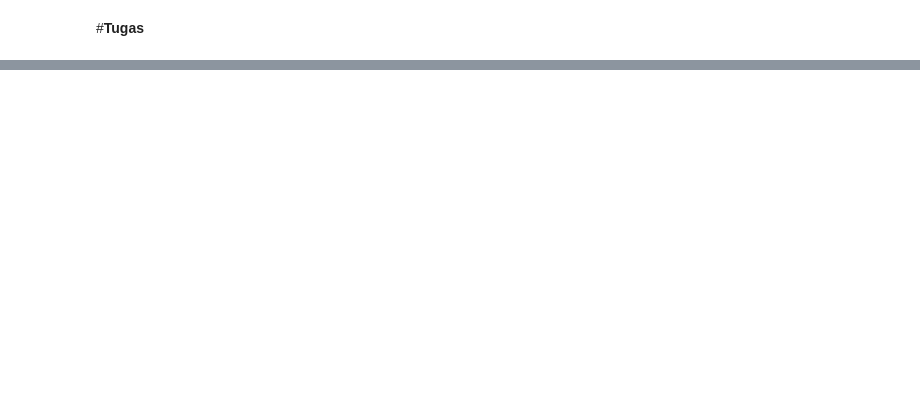
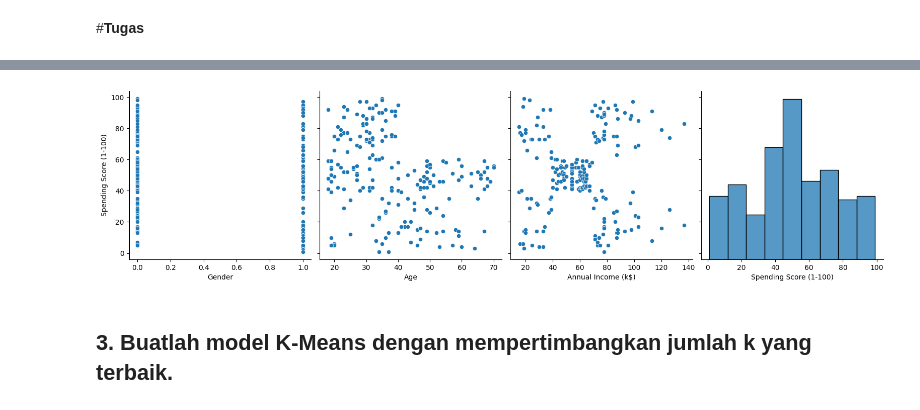
Before and after one commit to LintangAprillya/Machine-Learning_Semester5, a Jupyter notebook: Machine Learning - Jobsheet_7.ipynb, the cells around one changed output, grey strips where cells are left out. Saved outputs shown, nothing was run; the diff lists cells and outputs as text; code cells hidden in the pictures; blank space fills up the shorter version.

```diff
--- a/Machine Learning - Jobsheet_7.ipynb
+++ b/Machine Learning - Jobsheet_7.ipynb
@@ -519,0 +505,10 @@ df.head()
+# %%
+import pandas as pd
+import numpy as np
+import seaborn as sns
+import matplotlib.pyplot as plt
+from sklearn.cluster import KMeans
+
+df = pd.read_csv('Mall_Customers.csv')
+
+df.head()
@@ -519,0 +539,3 @@ df.head()
+# %%
+df.drop(['CustomerID'], axis=1, inplace=True)
+df.head()
@@ -519,0 +549,13 @@ df.head()
+# %%
+from sklearn.preprocessing import LabelEncoder
+
+le = LabelEncoder()
+df['Gender'] = le.fit_transform(df['Gender'])
+sns.pairplot(df, x_vars=df.columns, y_vars=df.columns[-1], height=4, aspect=1, kind='scatter')
+
+
+plt.show()
+# %% [output]
+[figure, added]
+# %% [markdown]
+## 3. Buatlah model K-Means dengan mempertimbangkan jumlah k yang terbaik.
```
Also changed, not shown: parts of 29 cells of this notebook.
